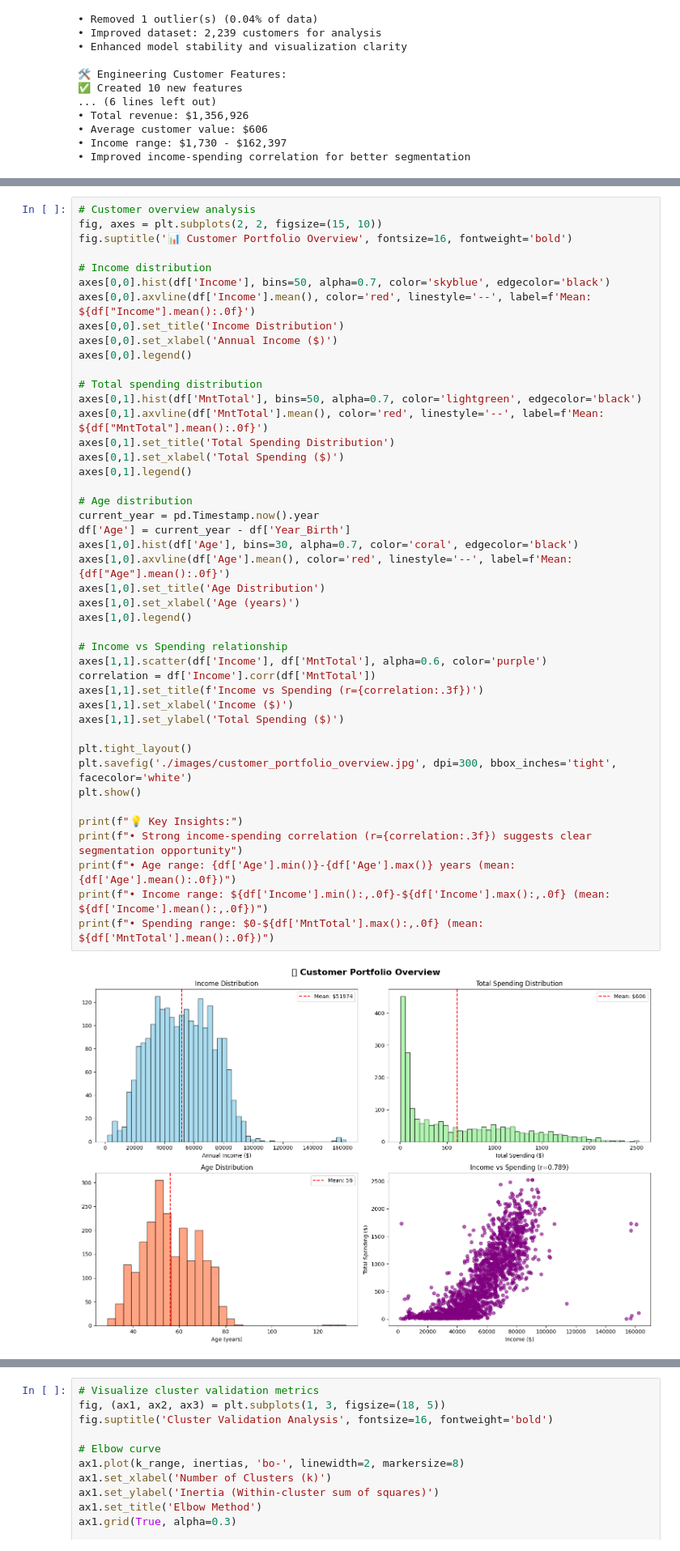
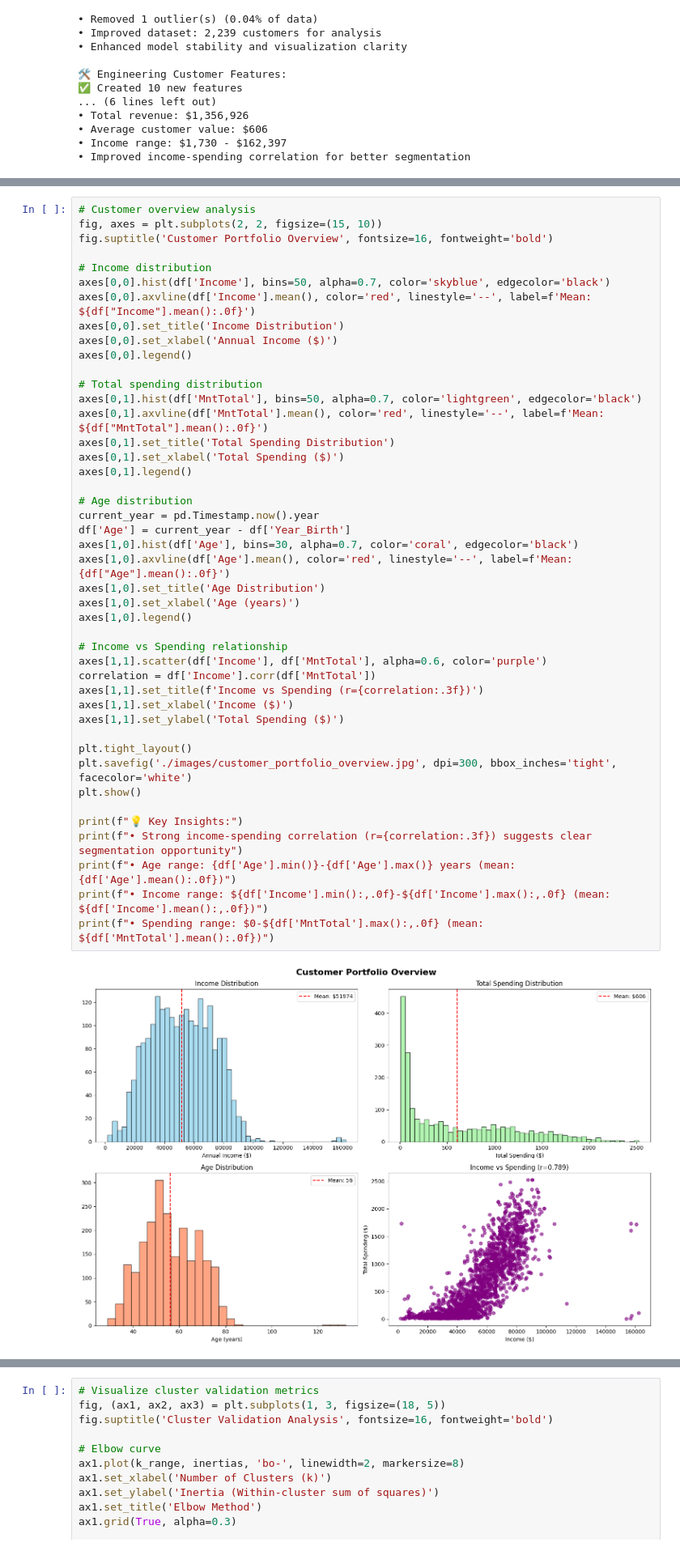
Before and after one commit to johnpospisil/customer-analysis, a Jupyter notebook: customer-analysis-portfolio.ipynb, the cells around one changed output, grey strips where cells are left out. Shown at 81% size. Cells and saved outputs as stored; diff of their text form.

Commit message:
docs: clarify Executive Summary wording; update notebook visuals

```diff
--- a/customer-analysis-portfolio.ipynb
+++ b/customer-analysis-portfolio.ipynb
@@ -266,7 +331,7 @@ Understanding customer behavior patterns and identifying key segmentation opport
 # %%
 # Customer overview analysis
 fig, axes = plt.subplots(2, 2, figsize=(15, 10))
-fig.suptitle('📊 Customer Portfolio Overview', fontsize=16, fontweight='bold')
+fig.suptitle('Customer Portfolio Overview', fontsize=16, fontweight='bold')
 
 # Income distribution
 axes[0,0].hist(df['Income'], bins=50, alpha=0.7, color='skyblue', edgecolor='black')
@@ -281,34 +346,34 @@ axes[0,1].axvline(df['MntTotal'].mean(), color='red', linestyle='--', label=f'Me
 axes[0,1].set_title('Total Spending Distribution')
 axes[0,1].set_xlabel('Total Spending ($)')
 axes[0,1].legend()
 
 # Age distribution
 current_year = pd.Timestamp.now().year
 df['Age'] = current_year - df['Year_Birth']
 axes[1,0].hist(df['Age'], bins=30, alpha=0.7, color='coral', edgecolor='black')
 axes[1,0].axvline(df['Age'].mean(), color='red', linestyle='--', label=f'Mean: {df["Age"].mean():.0f}')
 axes[1,0].set_title('Age Distribution')
 axes[1,0].set_xlabel('Age (years)')
 axes[1,0].legend()
 
 # Income vs Spending relationship
 axes[1,1].scatter(df['Income'], df['MntTotal'], alpha=0.6, color='purple')
 correlation = df['Income'].corr(df['MntTotal'])
 axes[1,1].set_title(f'Income vs Spending (r={correlation:.3f})')
 axes[1,1].set_xlabel('Income ($)')
 axes[1,1].set_ylabel('Total Spending ($)')
 
 plt.tight_layout()
 plt.savefig('./images/customer_portfolio_overview.jpg', dpi=300, bbox_inches='tight', facecolor='white')
 plt.show()
 
 print(f"💡 Key Insights:")
 print(f"• Strong income-spending correlation (r={correlation:.3f}) suggests clear segmentation opportunity")
 print(f"• Age range: {df['Age'].min()}-{df['Age'].max()} years (mean: {df['Age'].mean():.0f})")
 print(f"• Income range: ${df['Income'].min():,.0f}-${df['Income'].max():,.0f} (mean: ${df['Income'].mean():,.0f})")
 print(f"• Spending range: $0-${df['MntTotal'].max():,.0f} (mean: ${df['MntTotal'].mean():.0f})")
 # %% [output]
-[figure, old version]
+[figure, new version]
 💡 Key Insights:
 • Strong income-spending correlation (r=0.789) suggests clear segmentation opportunity
 • Age range: 29-132 years (mean: 56)
```
Also changed, not shown: parts of 16 cells of this notebook, 2 other files.
